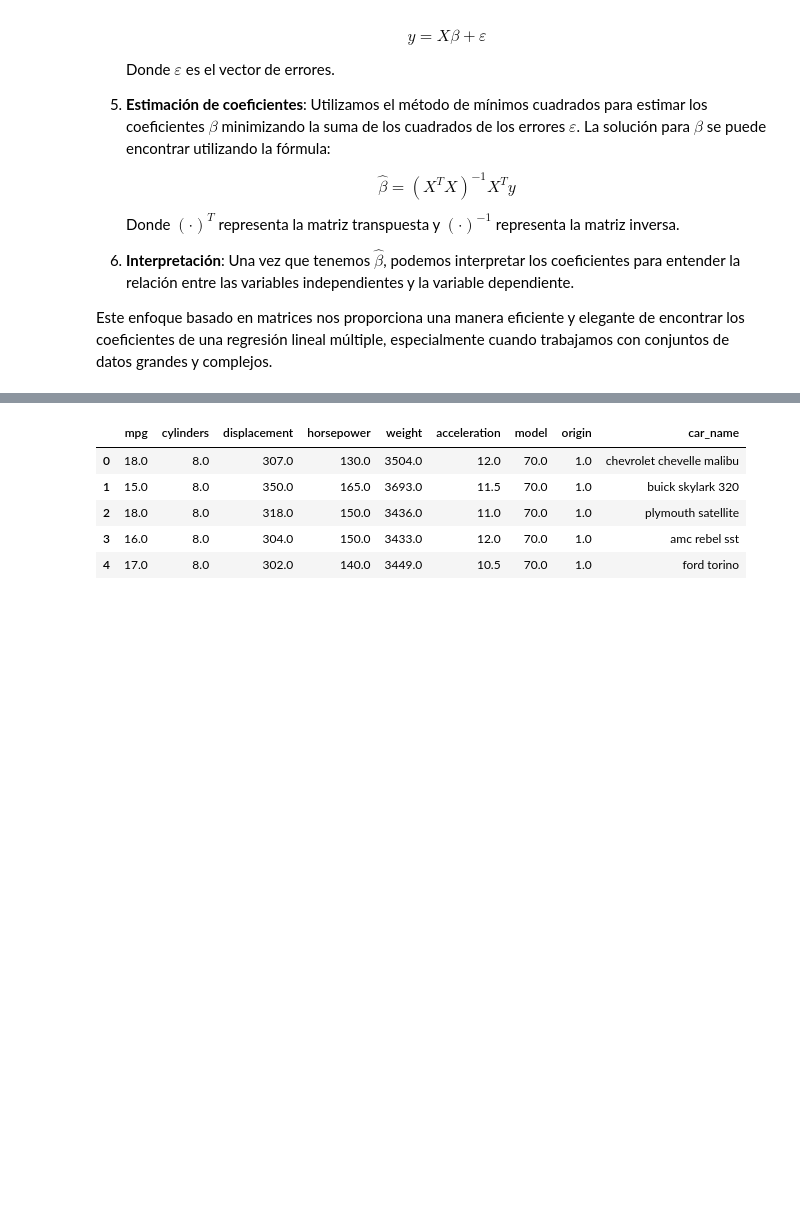
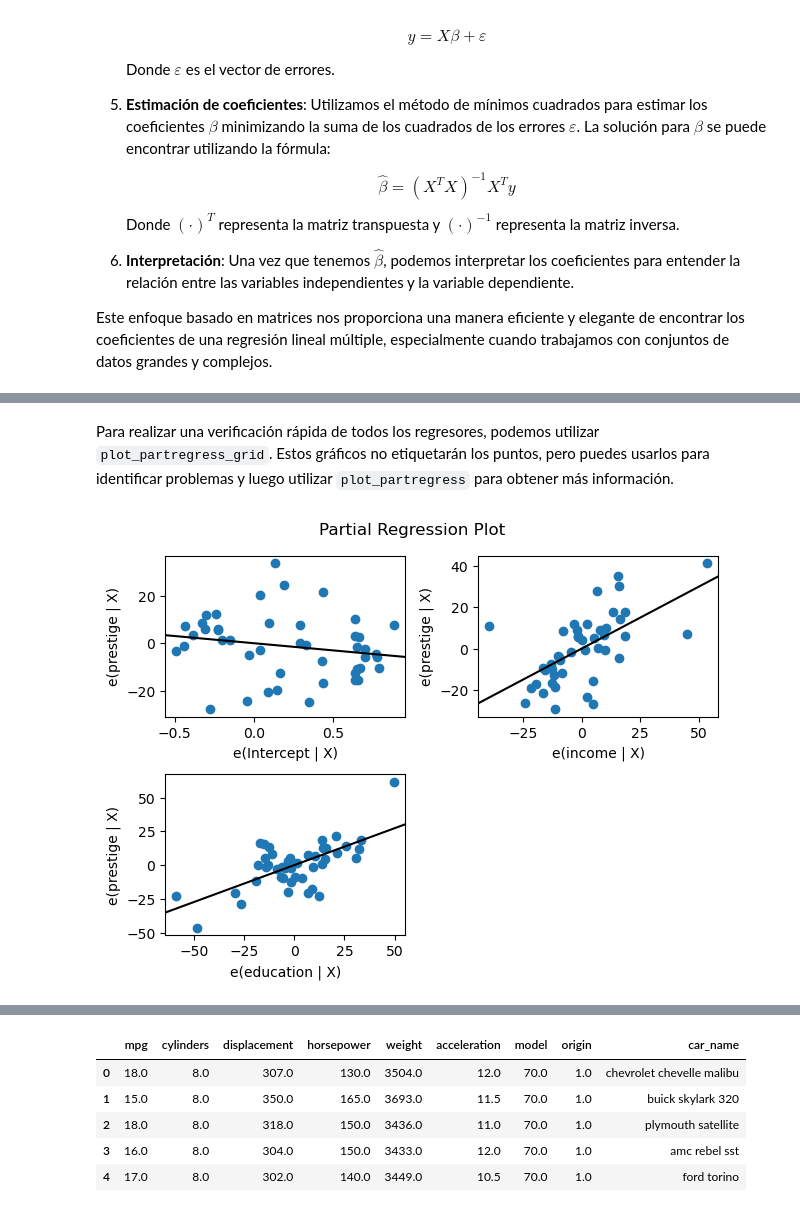
Before and after one commit to marsgr6/estadistica-ux, a Jupyter notebook: linear_regression.ipynb, the cells around one changed output, grey strips where cells are left out. Drawn from its saved outputs; the diff is of its cells as text; code cells hidden in the pictures; blank space fills up the shorter version.

```diff
--- a/linear_regression.ipynb
+++ b/linear_regression.ipynb
@@ -516,0 +628,7 @@ See:
+# %% [markdown]
+Para realizar una verificación rápida de todos los regresores, podemos utilizar `plot_partregress_grid`. Estos gráficos no etiquetarán los puntos, pero puedes usarlos para identificar problemas y luego utilizar `plot_partregress` para obtener más información.
+# %%
+fig = sm.graphics.plot_partregress_grid(prestige_model)
+fig.tight_layout(pad=1.0)
+# %% [output]
+[figure, added]
```
Also changed, not shown: parts of 67 cells of this notebook.
